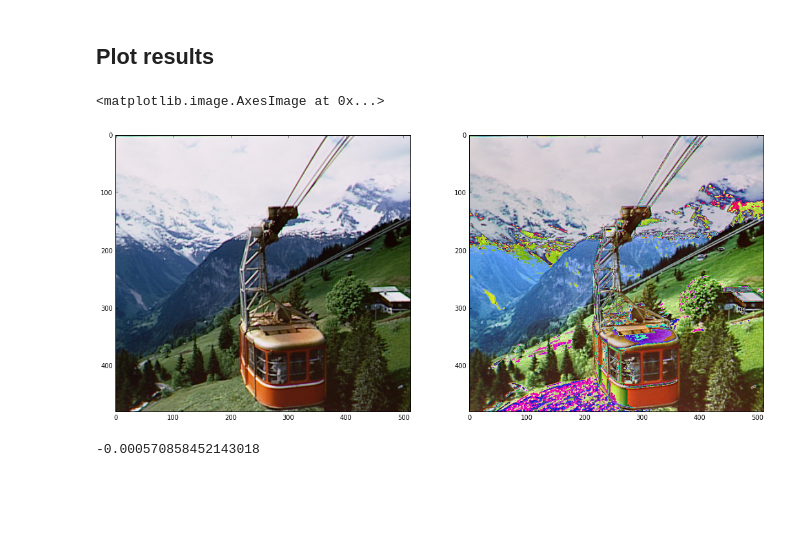
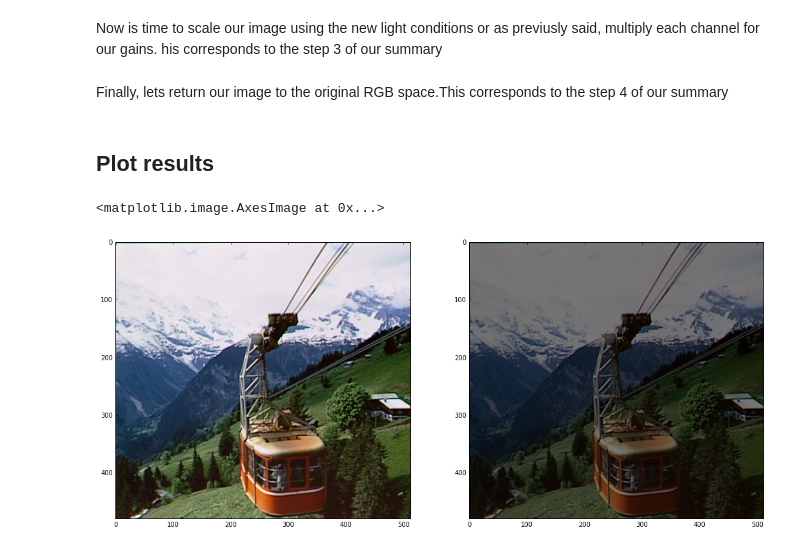
Before and after one commit to alviur/chromatic_adaptation_models, a Jupyter notebook: Von_Kries_model.ipynb, the cells around one changed output. Cells and saved outputs as stored; diff of their text form; code cells hidden in the pictures; blank space fills up the shorter version.

```diff
--- a/Von_Kries_model.ipynb
+++ b/Von_Kries_model.ipynb
@@ -35,35 +93,9 @@ img_corrected = np.zeros(img.shape)
 # First transform image to CIE XYZ
 for x in range(width):
     for y in range(height):
-        img_XYZ[x,y,:] = np.matmul(BGR2XYZ,img[x,y,:])
+        img_XYZ[x,y,:] = np.matmul(BGR2XYZ,img[x,y,:]/255)
 
 # Transform CIE XYZ to relative cone responses (LMS) using matrix M
 for x in range(width):
     for y in range(height):
         img_LMS[x,y,:] = np.matmul(M,img_XYZ[x,y,:])
-
-# Find maximum stimulus per channel and normalize the image using it
-L_max = img_LMS[:,:,0].max()
-M_max = img_LMS[:,:,1].max()
-S_max = img_LMS[:,:,2].max()
-
-img_LMS[:,:,0] = img_LMS[:,:,0]/L_max
-img_LMS[:,:,1] = img_LMS[:,:,1]/M_max
-img_LMS[:,:,2] = img_LMS[:,:,2]/S_max
-
-# Scale to new maximum values
-img_LMS[:,:,0] = img_LMS[:,:,0]/L2
-img_LMS[:,:,1] = img_LMS[:,:,1]/M2
-img_LMS[:,:,2] = img_LMS[:,:,2]/S2
-
-# Convert image to CIE XYZ
-for x in range(width):
-    for y in range(height):
-        img_XYZ_corrected[x,y,:] = np.matmul(int_M,img_LMS[x,y,:])
-
-# Convert from CIE XYZ to BGR
-#img_corrected = cv2.cvtColor(img_XYZ_corrected, cv2.COLOR_XYZ2BGR)
-
-for x in range(width):
-    for y in range(height):
-        img_corrected[x,y,:] = np.matmul(XYZ2BGR,img_XYZ_corrected[x,y,:])
@@ -69,0 +113,9 @@ for x in range(width):
+# %% [markdown]
+Now is time to scale our image using the new light conditions or as previusly said, multiply each channel for our gains. his corresponds to the step 3 of our summary
+# %%
+# Scale to new maximum values
+img_LMS[:,:,0] = img_LMS[:,:,0]*L2
+img_LMS[:,:,1] = img_LMS[:,:,1]*M2
+img_LMS[:,:,2] = img_LMS[:,:,2]*S2
+# %% [markdown]
+Finally, lets return our image to the original RGB space.This corresponds to the step 4 of our summary
@@ -72,16 +136,12 @@ for x in range(width):
 # %%
 # Show results
 results_RGB = np.zeros(img_XYZ.shape)
 results_RGB[:,:,0] = img_corrected[:,:,2]
 results_RGB[:,:,1] = img_corrected[:,:,1]
 results_RGB[:,:,2] = img_corrected[:,:,0]
 f, axarr = plt.subplots(1,2,figsize=(18, 16))
 axarr[0].imshow(cv2.cvtColor(img, cv2.COLOR_BGR2RGB))
-axarr[1].imshow(((results_RGB)))
+axarr[1].imshow(((results_RGB)),vmin=results_RGB.min(),vmax=results_RGB.max())
 # %% [output]
 <matplotlib.image.AxesImage at 0x...>
-[figure, old version]
+[figure, new version]
-# %%
-(results_RGB).min()
-# %% [output]
--0.000570858452143018
```
Also changed, not shown: parts of 21 cells of this notebook.
